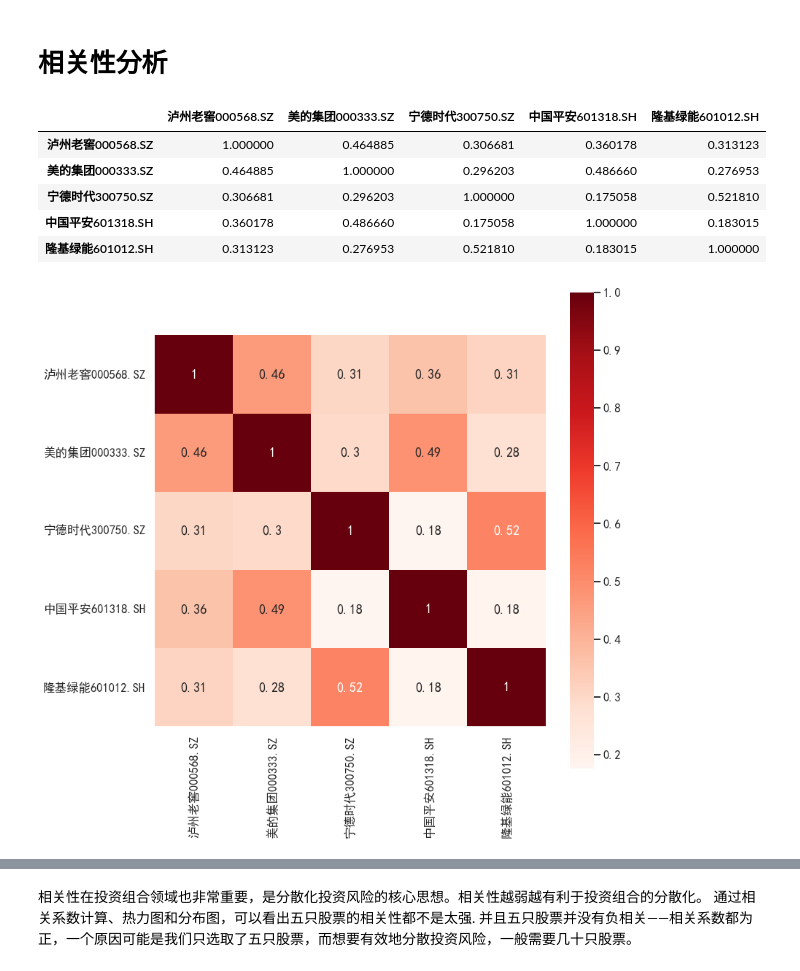
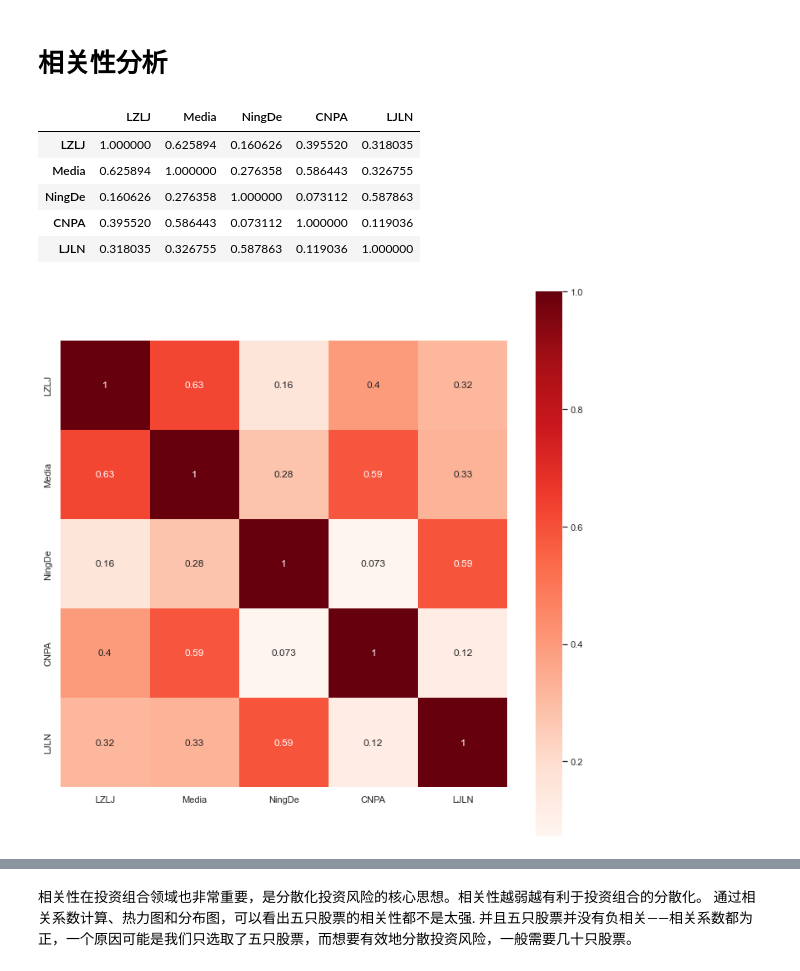
Before and after one commit to Monsoon007/Markowitz-Efficient-Frontier, a Jupyter notebook: 股票有效组合.ipynb, the cells around one changed output, grey strips where cells are left out. Saved outputs shown, nothing was run; the diff lists cells and outputs as text; code cells hidden in the pictures.

```diff
--- a/股票有效组合.ipynb
+++ b/股票有效组合.ipynb
@@ -9,5 +10,5 @@ import numpy as np
 # %%
-stocks_daily_price = pd.read_excel('五只股票前复权收盘价数据.xlsx')
+stocks_daily_price = pd.read_excel('月度数据.xlsx')
 
 stocks_daily_price.head()
 # stocks_daily_price.columns
@@ -104,15 +105,22 @@ Text(0, 0.5, '日收益率密度')
 stocks_corr = stocks_daily_return.corr()
 stocks_corr
 # %% [output]
-|  | 泸州老窖000568.SZ | 美的集团000333.SZ | 宁德时代300750.SZ | 中国平安601318.SH | 隆基绿能601012.SH |
-| 泸州老窖000568.SZ | 1.000000 | 0.464885 | 0.306681 | 0.360178 | 0.313123 |
-| 美的集团000333.SZ | 0.464885 | 1.000000 | 0.296203 | 0.486660 | 0.276953 |
-| 宁德时代300750.SZ | 0.306681 | 0.296203 | 1.000000 | 0.175058 | 0.521810 |
-| 中国平安601318.SH | 0.360178 | 0.486660 | 0.175058 | 1.000000 | 0.183015 |
-| 隆基绿能601012.SH | 0.313123 | 0.276953 | 0.521810 | 0.183015 | 1.000000 |
+|  | LZLJ | Media | NingDe | CNPA | LJLN |
+| LZLJ | 1.000000 | 0.625894 | 0.160626 | 0.395520 | 0.318035 |
+| Media | 0.625894 | 1.000000 | 0.276358 | 0.586443 | 0.326755 |
+| NingDe | 0.160626 | 0.276358 | 1.000000 | 0.073112 | 0.587863 |
+| CNPA | 0.395520 | 0.586443 | 0.073112 | 1.000000 | 0.119036 |
+| LJLN | 0.318035 | 0.326755 | 0.587863 | 0.119036 | 1.000000 |
 # %%
-plt.subplots(figsize = (12,12))
-seaborn.heatmap(stocks_corr,annot = True,vmax = 1,square = True,cmap = "Reds")
-plt.show()
+# hp = plot.subplots(figsize = (12,12))
+# plt.figure(figsize = (12,12))
+
+
+seaborn.set(rc = {'figure.figsize':(12,12)})
+hm = seaborn.heatmap(stocks_corr,annot = True,vmax = 1,square = True,cmap = "Reds")
+hm_fig = hm.get_figure()
+hm_fig.savefig('corr_heat.png', dpi = 600)
+# plt.show()
+# plt.savefig('corr_heat.png', dpi=600)
 # %% [output]
-[figure, old version]
+[figure, new version]
```
Also changed, not shown: parts of 12 cells of this notebook, 8 other files.
